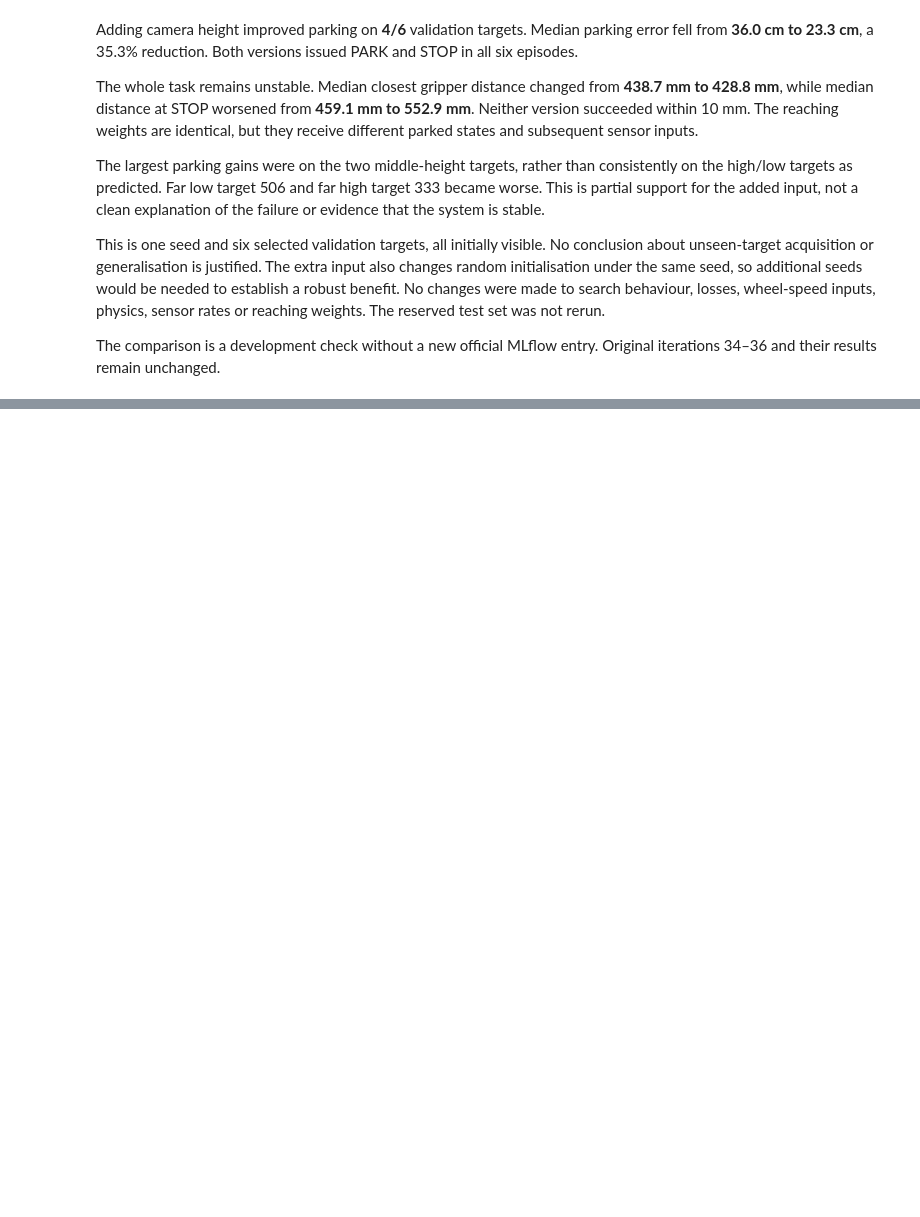
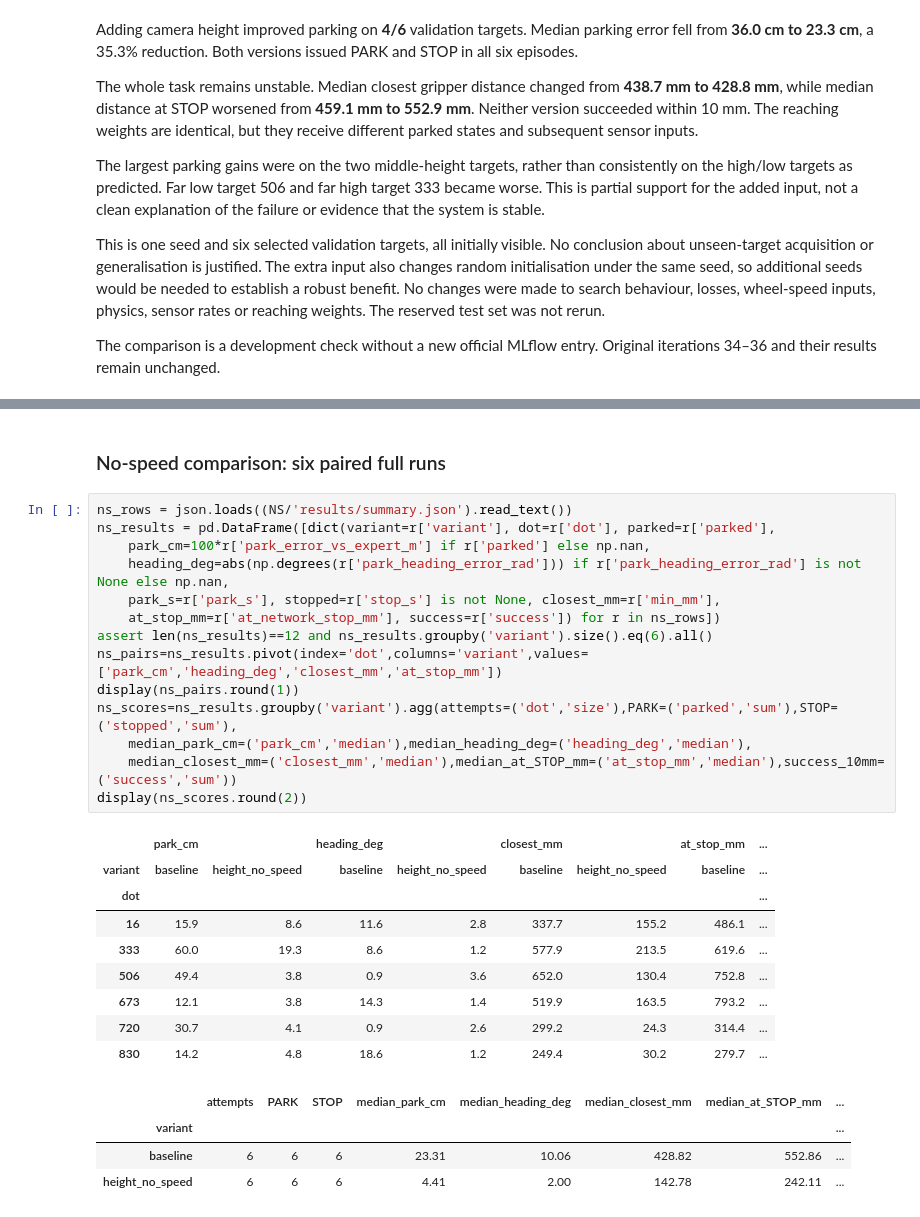
Before and after one commit to NatMota/mlai-vnc, a Jupyter notebook: v2_sensors/driving_v2/golden_dataset.ipynb, the cells around one changed output, grey strips where cells are left out. Cells and saved outputs as stored; diff of their text form; blank space fills up the shorter version.

```diff
--- a/v2_sensors/driving_v2/golden_dataset.ipynb
+++ b/v2_sensors/driving_v2/golden_dataset.ipynb
@@ -551,0 +605,30 @@ The comparison is a development check without a new official MLflow entry. Origi
+# %% [markdown]
+### No-speed comparison: six paired full runs
+# %%
+ns_rows = json.loads((NS/'results/summary.json').read_text())
+ns_results = pd.DataFrame([dict(variant=r['variant'], dot=r['dot'], parked=r['parked'],
+    park_cm=100*r['park_error_vs_expert_m'] if r['parked'] else np.nan,
+    heading_deg=abs(np.degrees(r['park_heading_error_rad'])) if r['park_heading_error_rad'] is not None else np.nan,
+    park_s=r['park_s'], stopped=r['stop_s'] is not None, closest_mm=r['min_mm'],
+    at_stop_mm=r['at_network_stop_mm'], success=r['success']) for r in ns_rows])
+assert len(ns_results)==12 and ns_results.groupby('variant').size().eq(6).all()
+ns_pairs=ns_results.pivot(index='dot',columns='variant',values=['park_cm','heading_deg','closest_mm','at_stop_mm'])
+display(ns_pairs.round(1))
+ns_scores=ns_results.groupby('variant').agg(attempts=('dot','size'),PARK=('parked','sum'),STOP=('stopped','sum'),
+    median_park_cm=('park_cm','median'),median_heading_deg=('heading_deg','median'),
+    median_closest_mm=('closest_mm','median'),median_at_STOP_mm=('at_stop_mm','median'),success_10mm=('success','sum'))
+display(ns_scores.round(2))
+# %% [output]
+|  | park_cm |  | heading_deg |  | closest_mm |  | at_stop_mm | ... |
+| variant | baseline | height_no_speed | baseline | height_no_speed | baseline | height_no_speed | baseline | ... |
+| dot |  |  |  |  |  |  |  | ... |
+| 16 | 15.9 | 8.6 | 11.6 | 2.8 | 337.7 | 155.2 | 486.1 | ... |
+| 333 | 60.0 | 19.3 | 8.6 | 1.2 | 577.9 | 213.5 | 619.6 | ... |
+| 506 | 49.4 | 3.8 | 0.9 | 3.6 | 652.0 | 130.4 | 752.8 | ... |
+| 673 | 12.1 | 3.8 | 14.3 | 1.4 | 519.9 | 163.5 | 793.2 | ... |
+| 720 | 30.7 | 4.1 | 0.9 | 2.6 | 299.2 | 24.3 | 314.4 | ... |
+| 830 | 14.2 | 4.8 | 18.6 | 1.2 | 249.4 | 30.2 | 279.7 | ... |
+|  | attempts | PARK | STOP | median_park_cm | median_heading_deg | median_closest_mm | median_at_STOP_mm | ... |
+| variant |  |  |  |  |  |  |  | ... |
+| baseline | 6 | 6 | 6 | 23.31 | 10.06 | 428.82 | 552.86 | ... |
+| height_no_speed | 6 | 6 | 6 | 4.41 | 2.00 | 142.78 | 242.11 | ... |
```
Also changed, not shown: parts of 9 cells of this notebook, 33 other files.
